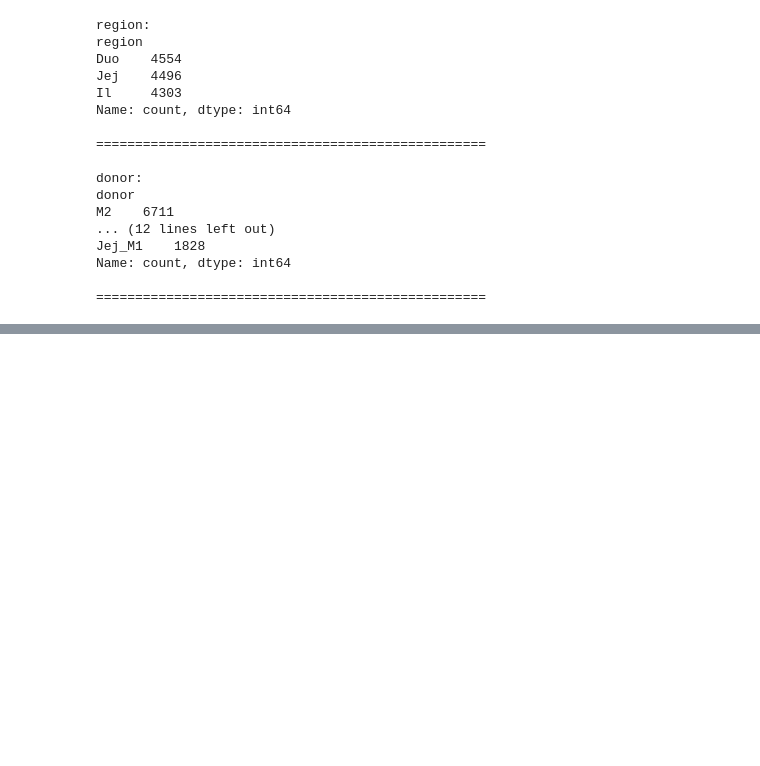
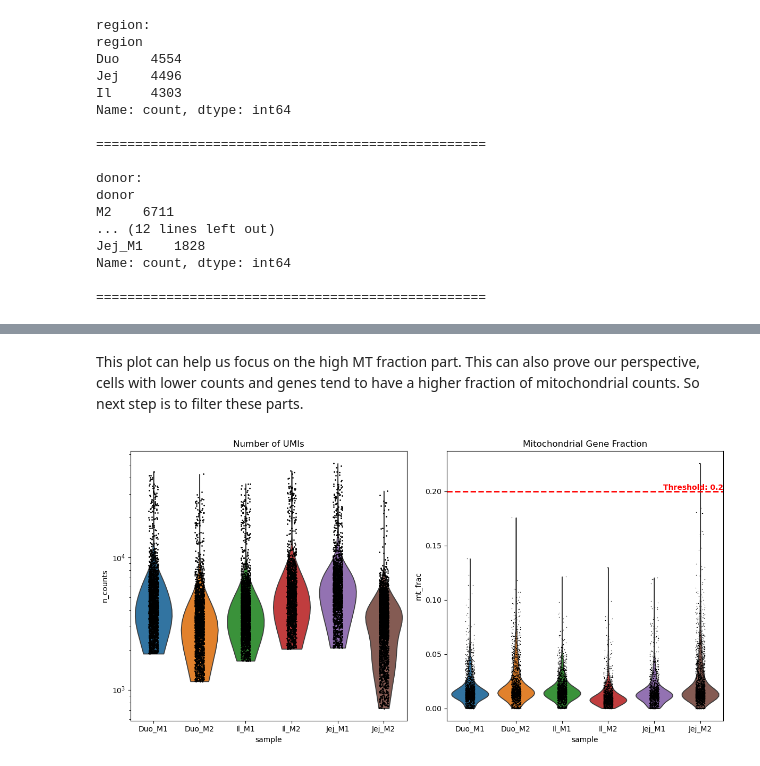
Before and after one commit to DC43-yiyang/MD, a Jupyter notebook: single_analysis.ipynb, the cells around one changed output, grey strips where cells are left out. Cells and saved outputs as stored; diff of their text form; code cells hidden in the pictures; blank space fills up the shorter version.

```diff
--- a/single_analysis.ipynb
+++ b/single_analysis.ipynb
@@ -133,0 +134,23 @@ p2 = sc.pl.scatter(adata[adata.obs['n_counts']<10000], 'n_counts', 'n_genes', co
+# %% [markdown]
+This plot can help us focus on the high MT fraction part. This can also prove our perspective, cells with lower counts and genes tend to have a higher fraction of mitochondrial counts. So next step is to filter these parts.
+# %%
+mt_threshold = 0.20
+
+fig, (ax1, ax2) = plt.subplots(1, 2, figsize=(12, 6))
+
+sc.pl.violin(adata, 'n_counts', groupby='sample', size=2, log=True, cut=0, ax=ax1, show=False)
+ax1.set_title('Number of UMIs')
+
+sc.pl.violin(adata, 'mt_frac', groupby='sample', ax=ax2, show=False)
+ax2.set_title('Mitochondrial Gene Fraction')
+
+ax2.axhline(y=mt_threshold, color='red', linestyle='--', linewidth=2)
+
+ax2.text(ax2.get_xlim()[1], mt_threshold, f'Threshold: {mt_threshold}',
+         ha='right', va='bottom', color='red', fontweight='bold')
+
+plt.tight_layout()
+
+plt.show()
+# %% [output]
+[figure, added]
```
Also changed, not shown: parts of 20 cells of this notebook.
